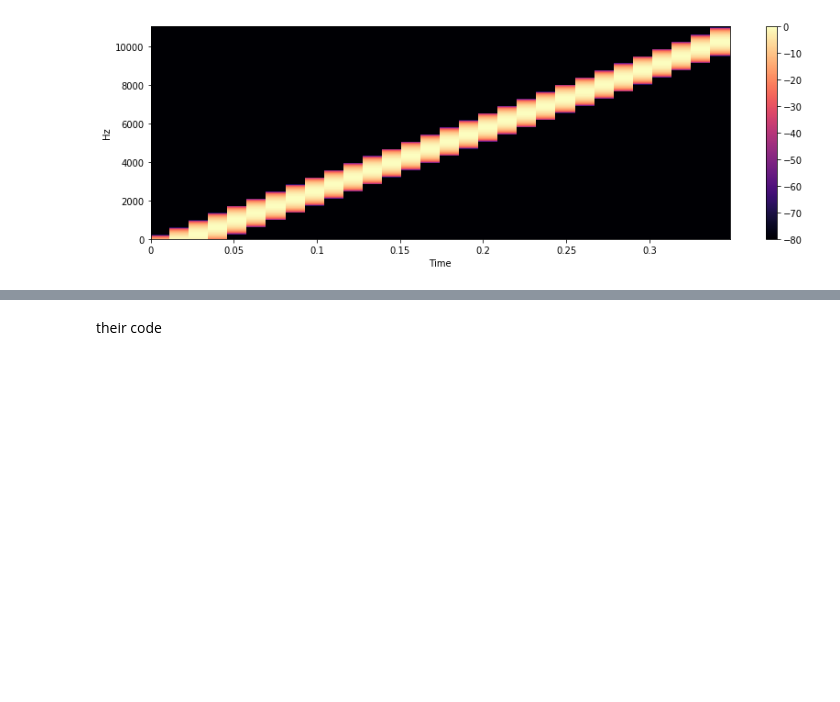
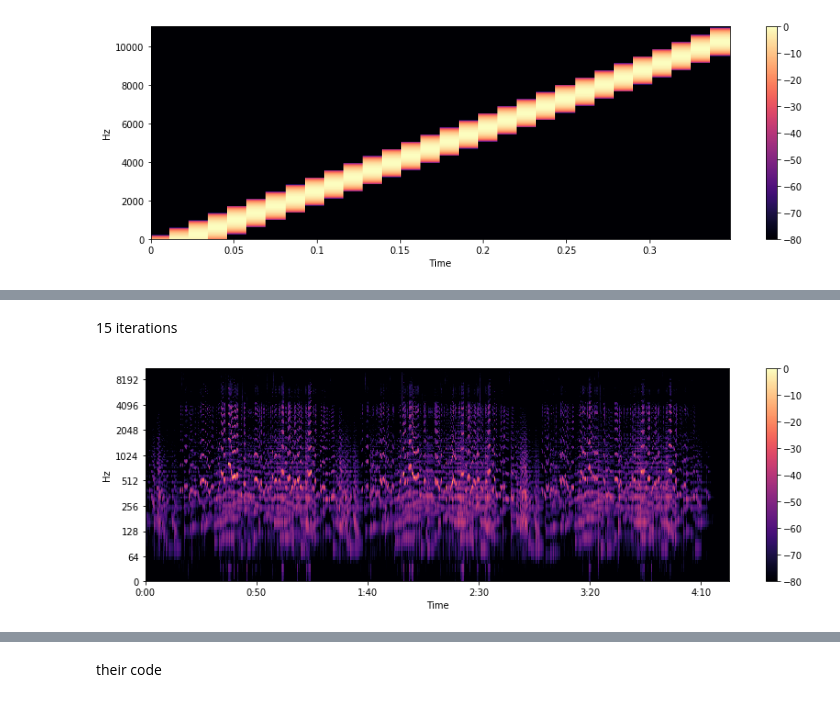
Before and after one commit to gargrohin/Melody-Extraction-from-Polyphonic-Music, a Jupyter notebook: Visualize2.ipynb, the cells around one changed output, grey strips where cells are left out. Saved outputs shown, nothing was run; the diff lists cells and outputs as text; code cells hidden in the pictures; blank space fills up the shorter version.

```diff
--- a/Visualize2.ipynb
+++ b/Visualize2.ipynb
@@ -76,2 +86,12 @@ plt.tight_layout()
+# %% [markdown]
+15 iterations
+# %%
+plt.figure(figsize=(12, 4))
+librosa.display.specshow(librosa.power_to_db(SX, ref=np.max),
+                           y_axis='log',x_axis='time', sr=sr,hop_length=256)
+plt.colorbar()
+plt.tight_layout()
+# %% [output]
+[figure, added]
 # %%
 SPHI = np.matmul(WGAMMA,np.matmul(HGAMMA,HPHI))
```
Also changed, not shown: parts of 20 cells of this notebook, 7 other files.
